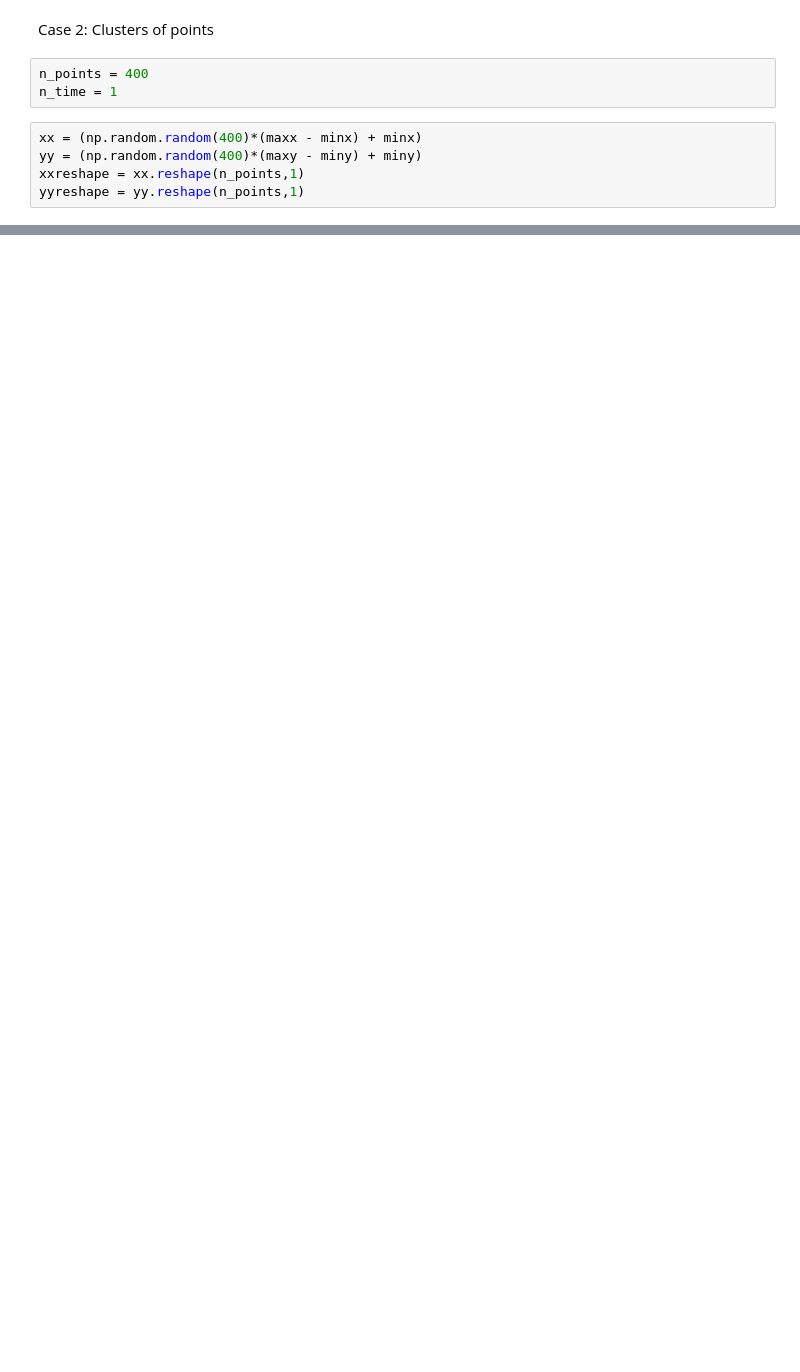
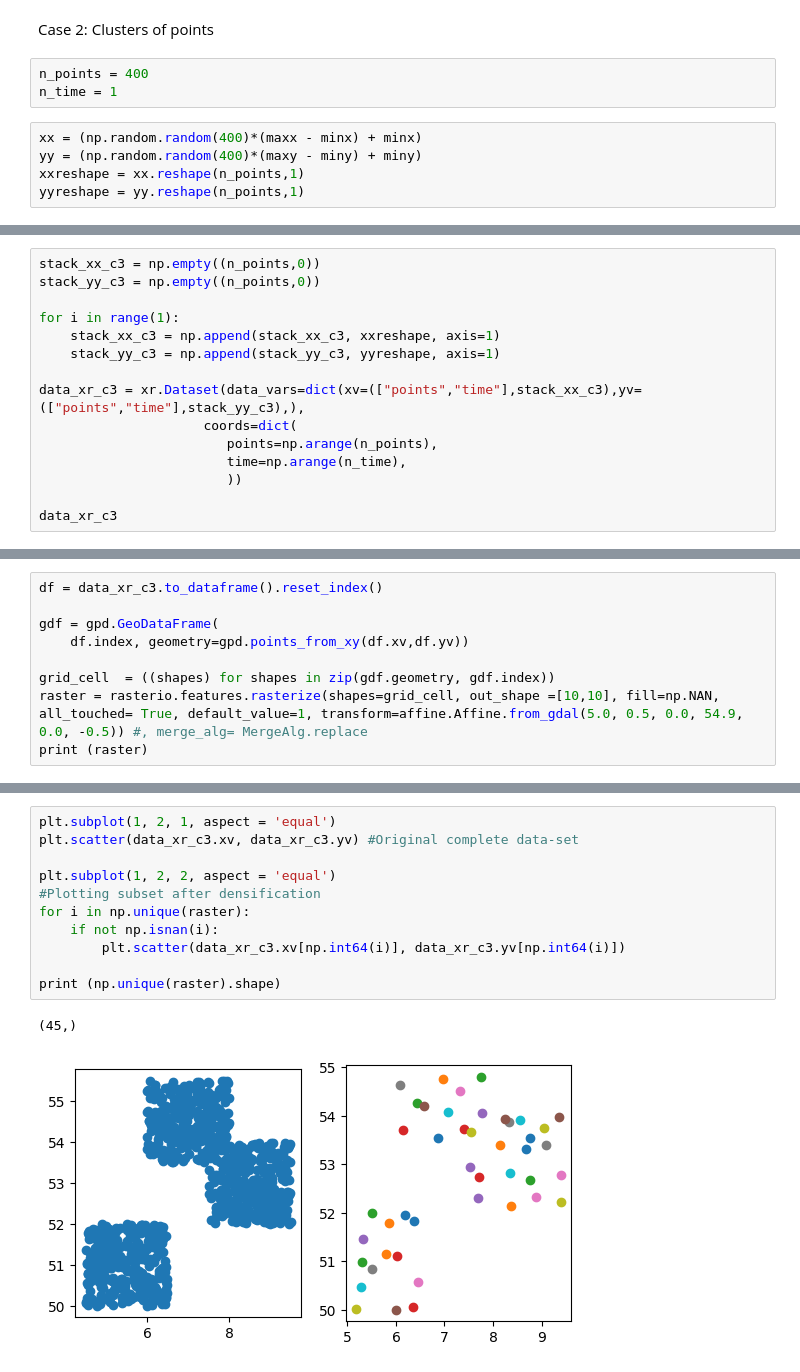
Before and after one commit to TUDelftGeodesy/stmtools, a Jupyter notebook: density_subset.ipynb, the cells around one changed output, grey strips where cells are left out. Cells and saved outputs as stored; diff of their text form; blank space fills up the shorter version.

Commit message:
Added case 3 with concentrated points

```diff
--- a/density_subset.ipynb
+++ b/density_subset.ipynb
@@ -208,0 +234,15 @@ for i in np.unique(raster):
+# %%
+stack_xx_c3 = np.empty((n_points,0))
+stack_yy_c3 = np.empty((n_points,0))
+
+for i in range(1):
+    stack_xx_c3 = np.append(stack_xx_c3, xxreshape, axis=1)
+    stack_yy_c3 = np.append(stack_yy_c3, yyreshape, axis=1)
+
+data_xr_c3 = xr.Dataset(data_vars=dict(xv=(["points","time"],stack_xx_c3),yv=(["points","time"],stack_yy_c3),),
+                     coords=dict(
+                        points=np.arange(n_points),
+                        time=np.arange(n_time),
+                        ))
+
+data_xr_c3
@@ -208,0 +258,9 @@ for i in np.unique(raster):
+# %%
+df = data_xr_c3.to_dataframe().reset_index()
+
+gdf = gpd.GeoDataFrame(
+    df.index, geometry=gpd.points_from_xy(df.xv,df.yv))
+
+grid_cell  = ((shapes) for shapes in zip(gdf.geometry, gdf.index))
+raster = rasterio.features.rasterize(shapes=grid_cell, out_shape =[10,10], fill=np.NAN, all_touched= True, default_value=1, transform=affine.Affine.from_gdal(5.0, 0.5, 0.0, 54.9, 0.0, -0.5)) #, merge_alg= MergeAlg.replace
+print (raster)
@@ -208,0 +278,14 @@ for i in np.unique(raster):
+# %%
+plt.subplot(1, 2, 1, aspect = 'equal')
+plt.scatter(data_xr_c3.xv, data_xr_c3.yv) #Original complete data-set
+
+plt.subplot(1, 2, 2, aspect = 'equal')
+#Plotting subset after densification
+for i in np.unique(raster):
+    if not np.isnan(i):
+        plt.scatter(data_xr_c3.xv[np.int64(i)], data_xr_c3.yv[np.int64(i)])
+
+print (np.unique(raster).shape)
+# %% [output]
+(45,)
+[figure, added]
```
Also changed, not shown: parts of 12 cells of this notebook.
